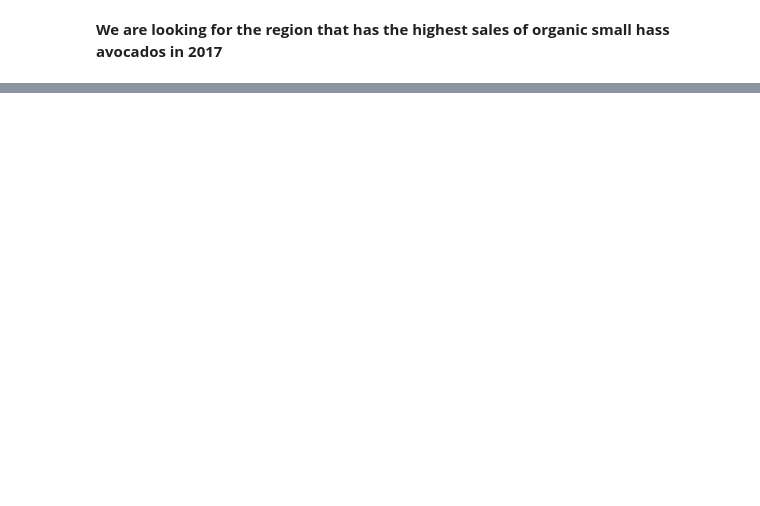
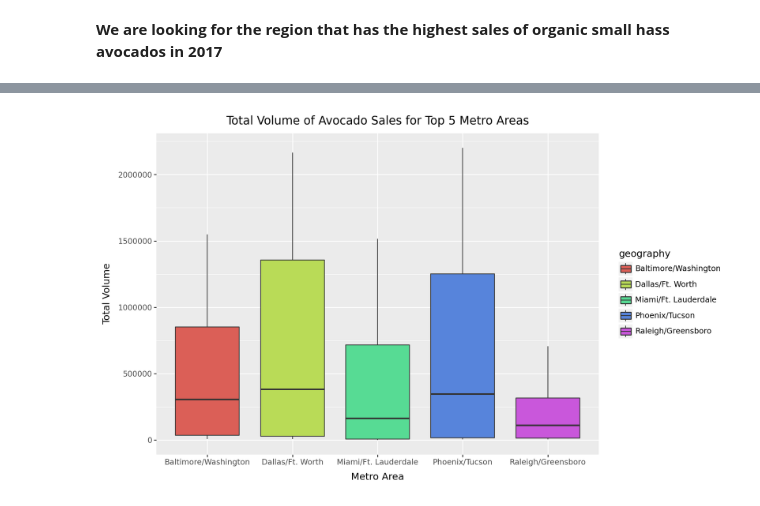
Before and after one commit to ulisesjcaroflores/Lab2, a Jupyter notebook: Lab2.ipynb, the cells around one changed output, grey strips where cells are left out. Drawn from its saved outputs; the diff is of its cells as text; code cells hidden in the pictures; blank space fills up the shorter version.

```diff
--- a/Lab2.ipynb
+++ b/Lab2.ipynb
@@ -43,10 +48,10 @@ print(avocado_clean["geography"].unique())
 # %% [markdown]
 **Here we are mapping the geogprahy to a specific category: city, state, region, national**
 # %%
-geo_map = {
+avocado_clean["geo_type"] = avocado_clean["geography"].map({
     "Total U.S.": "national",
-    "California": "state",
     "South Carolina": "state",
+    "California": "region",
     "West": "region",
     "Great Lakes": "region",
     "Midsouth": "region",
@@ -55,10 +60,21 @@ geo_map = {
     "Plains": "region",
     "Southeast": "region",
     "South Central": "region",
-    "West Tex/New Mexico": "region"
-}
+    "West Tex/New Mexico": "region",
+    "Baltimore/Washington": "metro",
+    "Buffalo/Rochester": "metro",
+    "Cincinnati/Dayton": "metro",
+    "Dallas/Ft. Worth": "metro",
+    "Harrisburg/Scranton": "metro",
+    "Hartford/Springfield": "metro",
+    "Miami/Ft. Lauderdale": "metro",
+    "New Orleans/Mobile": "metro",
+    "Phoenix/Tucson": "metro",
+    "Raleigh/Greensboro": "metro",
+    "Richmond/Norfolk": "metro"
+})
 
-avocado_clean["geo_type"] = avocado_clean["geography"].map(geo_map).fillna("city")
+avocado_clean["geo_type"] = avocado_clean["geo_type"].fillna("city")
 avocado_clean.head()
 # %% [output]
 |  | date | average_price | total_volume | 4046 | 4225 | 4770 | total_bags | small_bags | large_bags | ... |
@@ -87,7 +103,3 @@ avocado_clean.head()
 | 4 | 2015-01-04 | 1.08 | 788025.06 | 53987.31 | 552906.04 | 39995.03 | 141136.68 | 137146.07 | ... |
 # %% [markdown]
 **We are looking for the region that has the highest sales of organic small hass avocados in 2017**
-# %%
-avocado_clean = avocado_clean[(avocado_clean['type'] == 'organic') & (avocado_clean['year'] == 2017)]
-max_small_sold = avocado_clean['small'].max()
-avocado_clean[avocado_clean['small'] == avocado_clean['small'].max()]
@@ -98,0 +116,6 @@ avocado_clean[avocado_clean['small'] == avocado_clean['small'].max()]
+# %%
+avocado_clean['date'] = pd.to_datetime(avocado_clean['date'])
+avocado_clean['year'] = avocado_clean['date'].dt.year
+avocado_clean['month'] = avocado_clean['date'].dt.month_name()
+avocado_clean['day'] = avocado_clean['date'].dt.day
+avocado_clean.head()
@@ -98,0 +141,3 @@ avocado_clean[avocado_clean['small'] == avocado_clean['small'].max()]
+# %%
+top5_metrovolume = avocado_clean[avocado_clean["geo_type"] == 'metro']
+top5_metrovolume.groupby('geography')['total_volume'].sum().sort_values(ascending=False).head(5)
@@ -98,0 +153,9 @@ avocado_clean[avocado_clean['small'] == avocado_clean['small'].max()]
+# %%
+top5_metro = top5_metrovolume.groupby('geography')['total_volume'].sum().sort_values(ascending=False).head(5).index
+top5_metrovolume = top5_metrovolume[top5_metrovolume['geography'].isin(top5_metro)]
+(ggplot(top5_metrovolume, aes(x='geography', y='total_volume', fill='geography')) +
+geom_boxplot() +
+labs(title="Total Volume of Avocado Sales for Top 5 Metro Areas", x="Metro Area", y="Total Volume") +
+theme(figure_size=(10, 6)))
+# %% [output]
+[figure, added]
```
Also changed, not shown: parts of 29 cells of this notebook.
